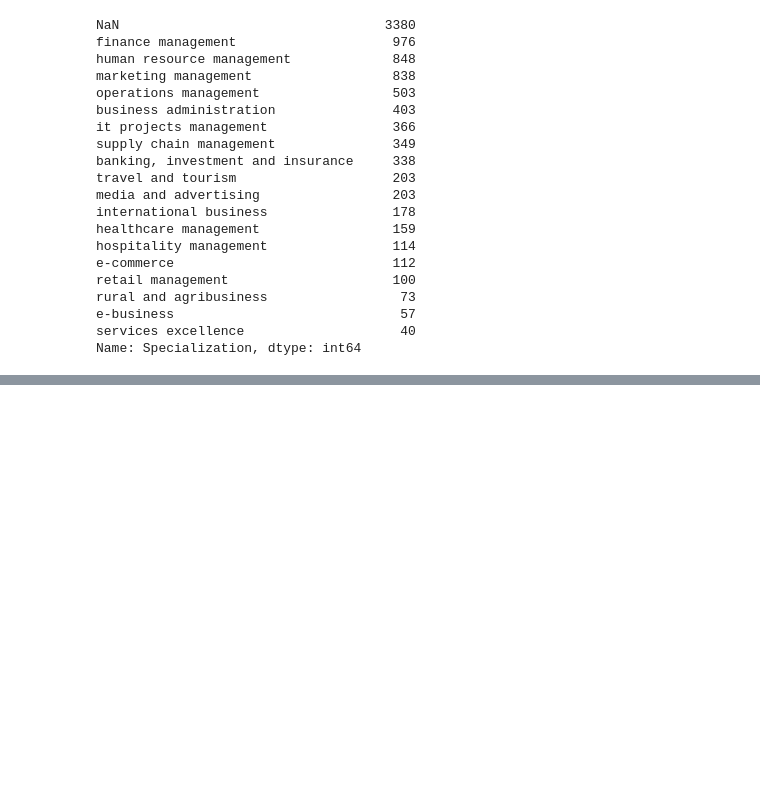
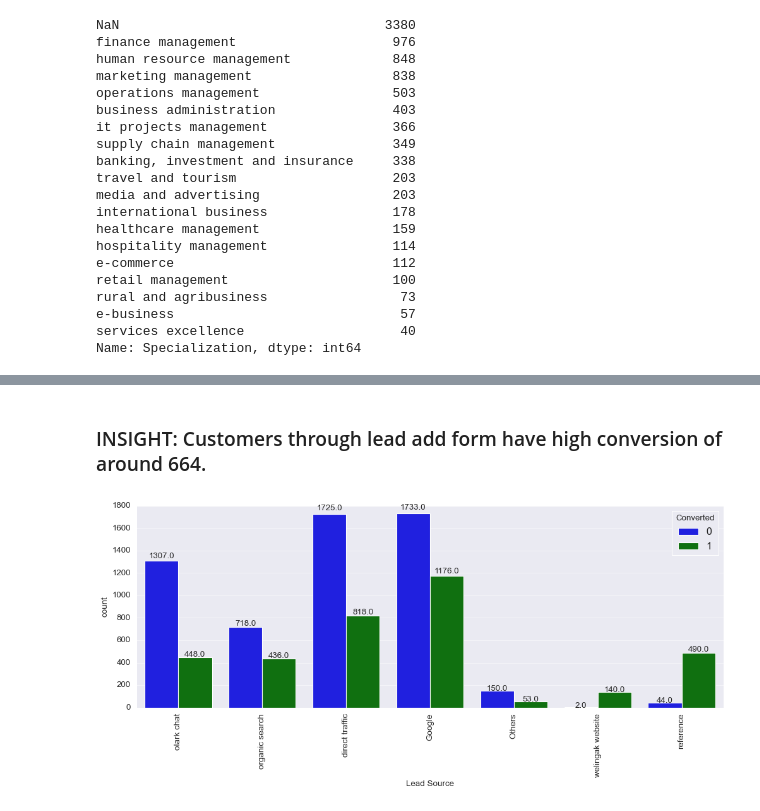
Before and after one commit to ANKIT21111/leadScore_conversion, a Jupyter notebook: leadscoredataprocess.ipynb, the cells around one changed output, grey strips where cells are left out. Saved outputs shown, nothing was run; the diff lists cells and outputs as text; code cells hidden in the pictures; blank space fills up the shorter version.

```diff
--- a/leadscoredataprocess.ipynb
+++ b/leadscoredataprocess.ipynb
@@ -338,0 +720,6 @@ Name: Specialization, dtype: int64
+# %% [markdown]
+### INSIGHT: Customers through lead add form have high conversion of around 664.
+# %%
+varcate('Lead Source')
+# %% [output]
+[figure, added]
```
Also changed, not shown: parts of 78 cells of this notebook.
